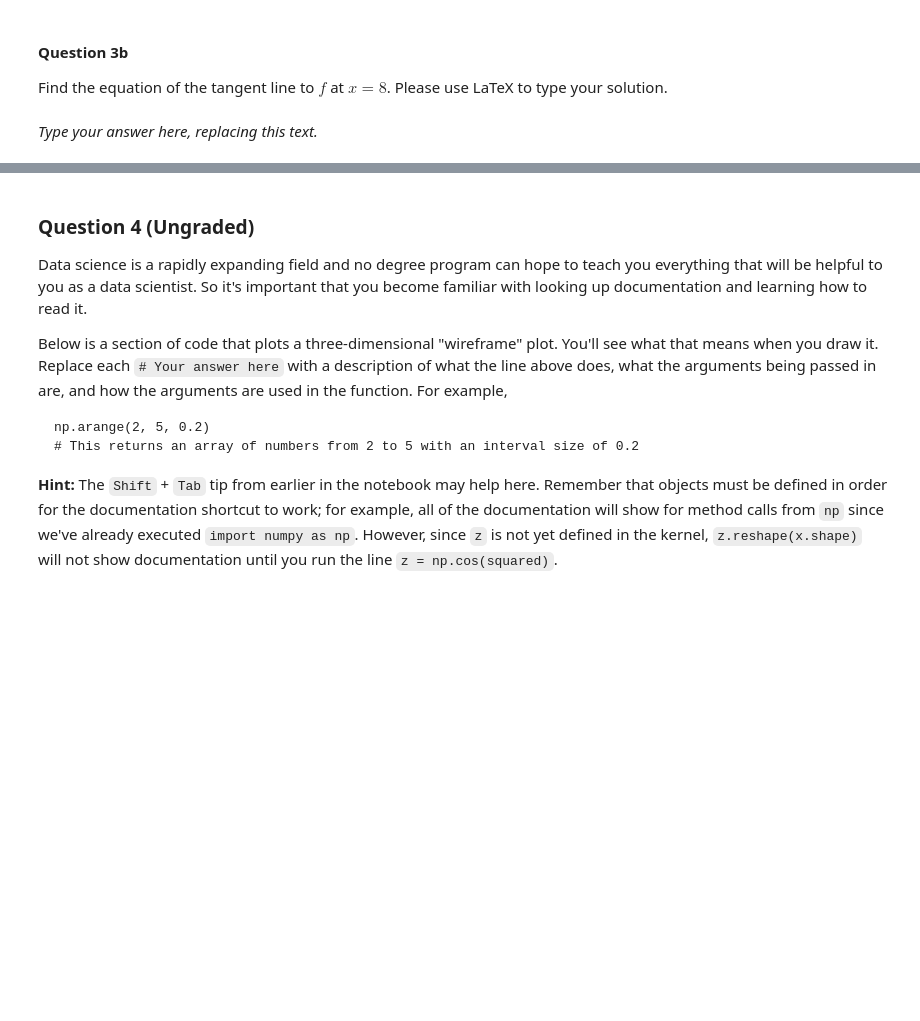
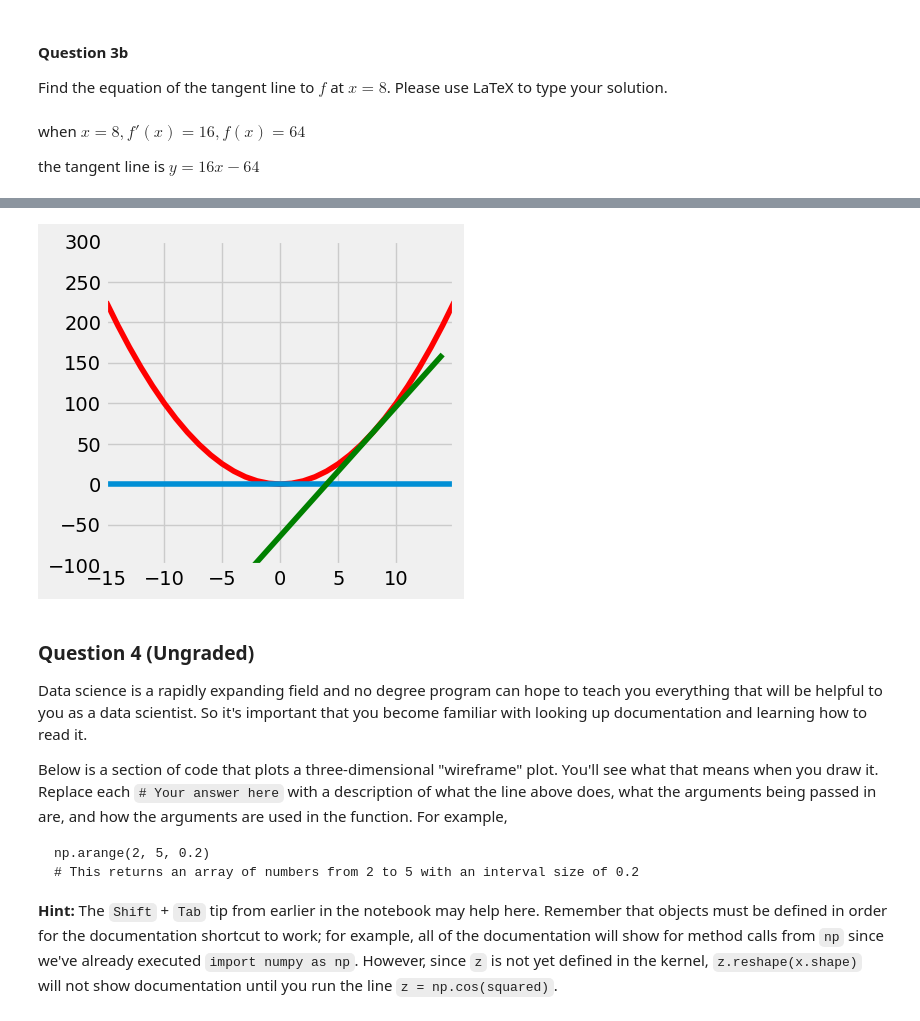
Before and after one commit to AliceRayLu/data-100-sp22, a Jupyter notebook: lab/lab01/lab01.ipynb, the cells around one changed output, grey strips where cells are left out. Saved outputs shown, nothing was run; the diff lists cells and outputs as text; code cells hidden in the pictures; blank space fills up the shorter version.

```diff
--- a/lab/lab01/lab01.ipynb
+++ b/lab/lab01/lab01.ipynb
@@ -384,8 +398,11 @@ Find the equation of the tangent line to $f$ at $x = 8$. Please use LaTeX to typ
 BEGIN QUESTION
 name: q3b
 -->
-# %% [markdown]
-_Type your answer here, replacing this text._
+# %% [markdown]
+when $ x = 8 , f'(x) = 16, f(x) = 64$
+
+
+the tangent line is $y = 16x - 64$
 # %% [markdown]
 #### Question 3c ####
 
@@ -408,17 +425,27 @@ You should use the `plt.plot` function to plot lines. You may find the following
 BEGIN QUESTION
 name: q3c
 -->
-# %%
-def f(x):
-    ...
-
-def df(x):
-    ...
-
-def plot(f, df):
-    ...
-
-plot(f, df)
+# %%
+def f(x):
+    xs = np.arange(-x,x+1,1)
+    plt.plot(xs,[i*i for i in xs],"r")
+
+def df(x):
+    plt.axhline(0,-15,15)
+    xs = np.arange(-x,15,1)
+    plt.plot(xs,[16*i-64 for i in xs],"g")
+
+def plot(f, df):
+    plt.figure(figsize=(4,4),dpi=100)
+    plt.ylim(bottom=-100,top = 300)
+    plt.xlim(left = -15,right = 15)
+    plt.xticks(range(-15,15,5))
+    f(15)
+    df(8)
+
+plot(f, df)
+# %% [output]
+[figure, added]
 # %% [markdown]
 ### Question 4 (Ungraded) ##
 
```
Also changed, not shown: parts of 10 cells of this notebook, 3 other files.
